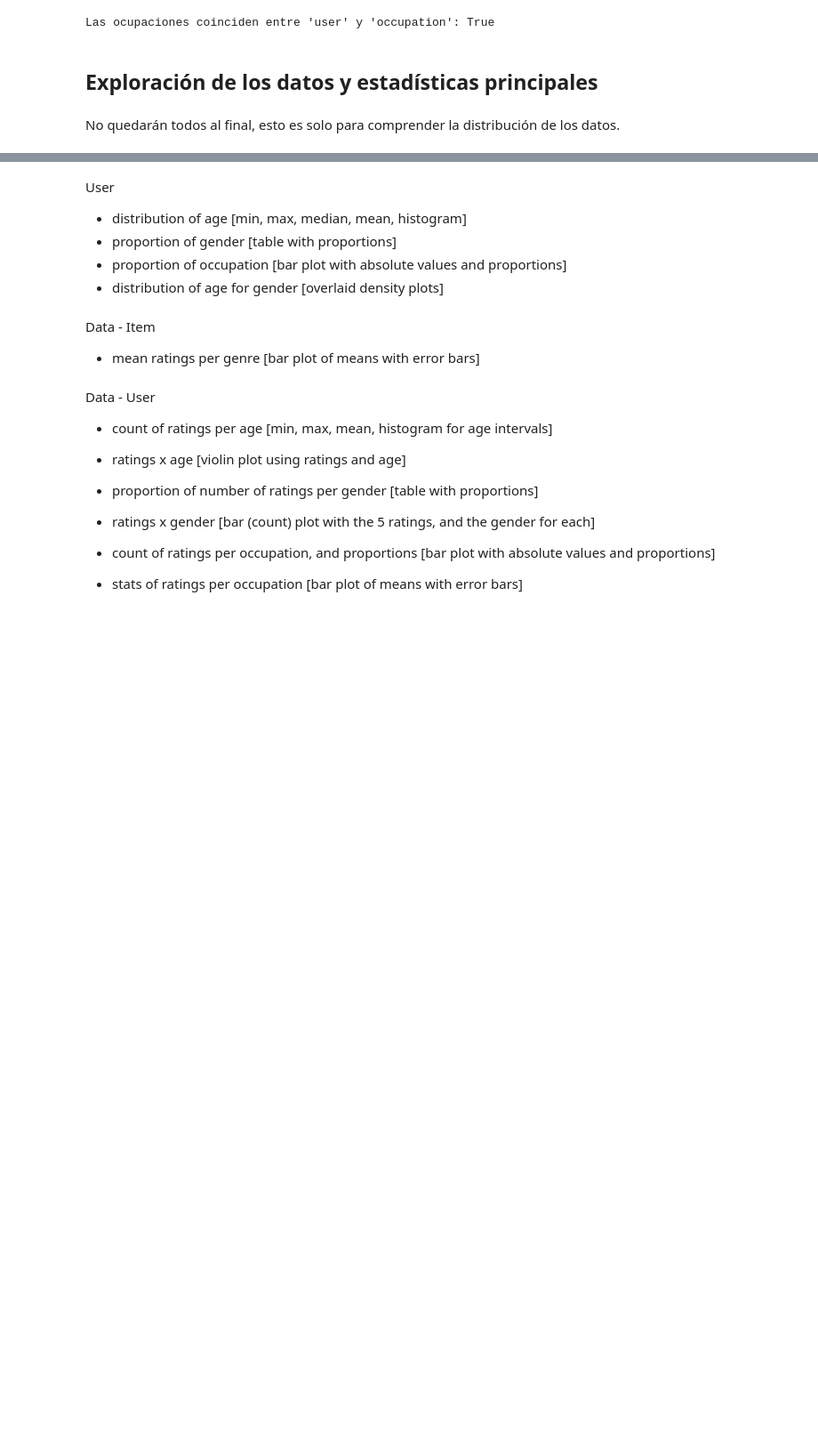
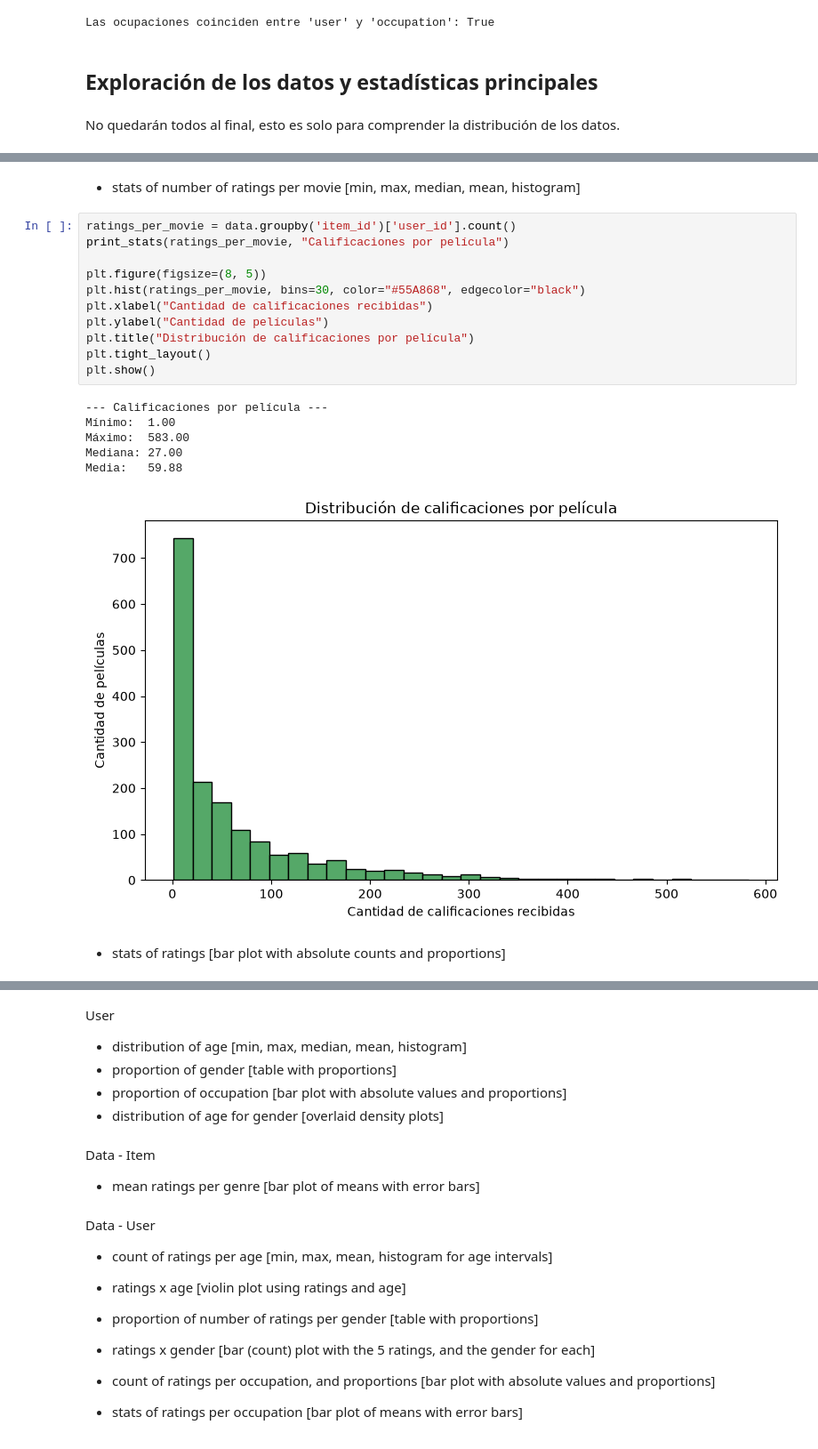
Before and after one commit to AndresCalderonRamirez/Data-Set-Movie-lens, a Jupyter notebook: notebooks/data_cleaning.ipynb, the cells around one changed output, grey strips where cells are left out. Shown at 89% size. Saved outputs shown, nothing was run; the diff lists cells and outputs as text; blank space fills up the shorter version.

```diff
--- a/notebooks/data_cleaning.ipynb
+++ b/notebooks/data_cleaning.ipynb
@@ -507,0 +530,22 @@ Data
+# %% [markdown]
+* stats of number of ratings per movie [min, max, median, mean, histogram]
+# %%
+ratings_per_movie = data.groupby('item_id')['user_id'].count()
+print_stats(ratings_per_movie, "Calificaciones por película")
+
+plt.figure(figsize=(8, 5))
+plt.hist(ratings_per_movie, bins=30, color="#55A868", edgecolor="black")
+plt.xlabel("Cantidad de calificaciones recibidas")
+plt.ylabel("Cantidad de películas")
+plt.title("Distribución de calificaciones por película")
+plt.tight_layout()
+plt.show()
+# %% [output]
+--- Calificaciones por película ---
+Mínimo:  1.00
+Máximo:  583.00
+Mediana: 27.00
+Media:   59.88
+[figure, added]
+# %% [markdown]
+* stats of ratings [bar plot with absolute counts and proportions]
```
Also changed, not shown: parts of 31 cells of this notebook.
